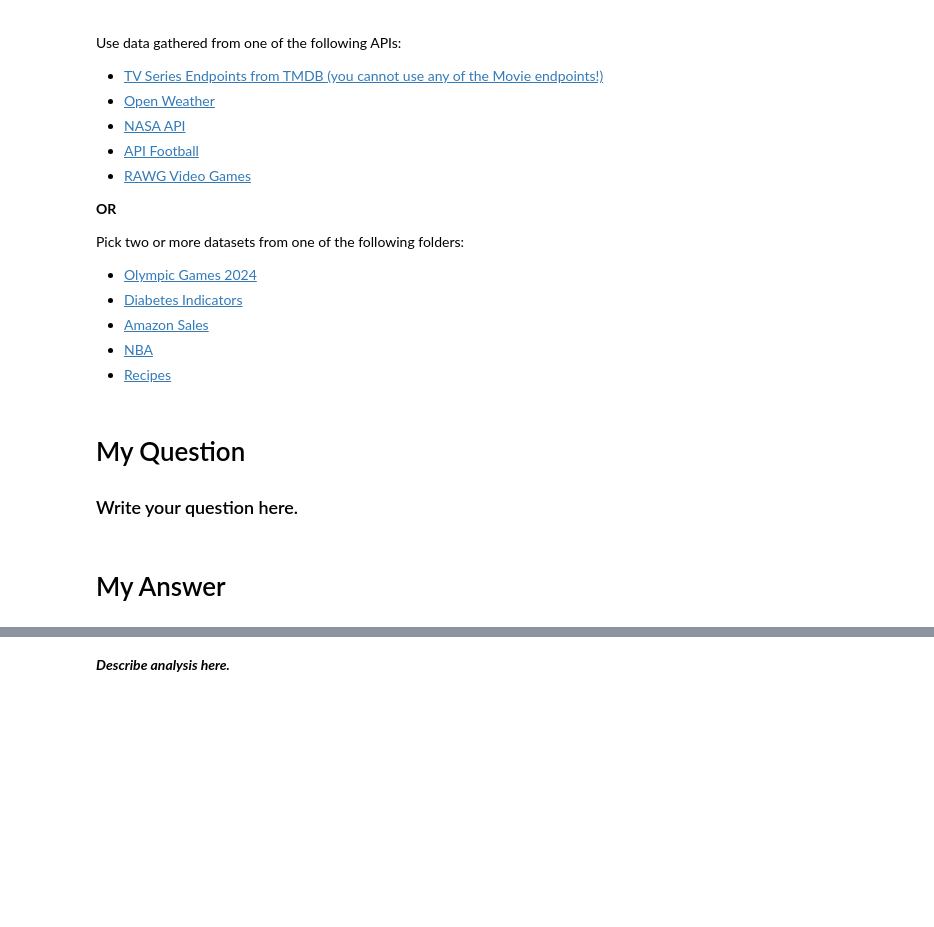
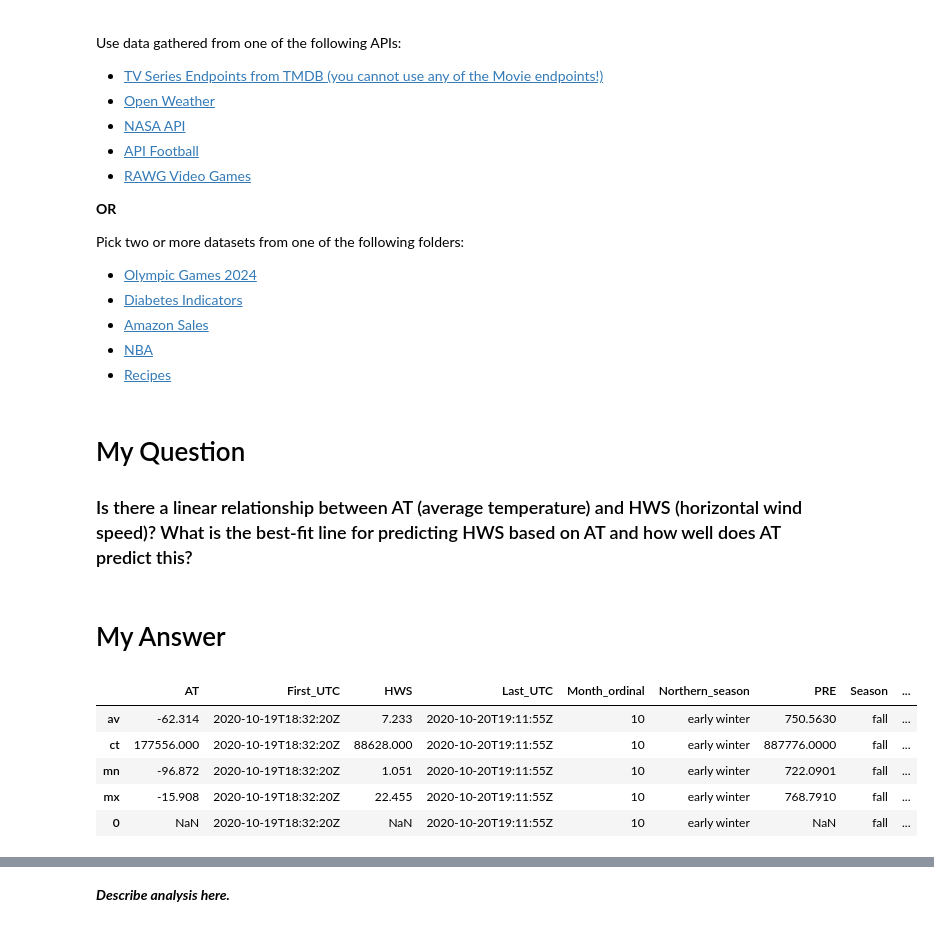
Before and after one commit to applepot437/ai, a Jupyter notebook: sem 1/unit 2 final/Unit+2+-+Final+Project+Template.ipynb, the cells around one changed output, grey strips where cells are left out. Cells and saved outputs as stored; diff of their text form; code cells hidden in the pictures; blank space fills up the shorter version.

Commit message:
AAAAAAAAA IDK WHAT IM DOING
HTRJRGESZAKUJDGSYFXDKUGH

```diff
--- a/sem 1/unit 2 final/Unit+2+-+Final+Project+Template.ipynb
+++ b/sem 1/unit 2 final/Unit+2+-+Final+Project+Template.ipynb
@@ -17,8 +17,30 @@ Pick two or more datasets from one of the following folders:
 - [Recipes](https://drive.google.com/drive/folders/18ybwQLoDTHF8EFfNtx9SxKco9Y4m9Z2I?usp=drive_link)
 # %% [markdown]
 # My Question
-### Write your question here.
+### Is there a linear relationship between AT (average temperature) and HWS (horizontal wind speed)? What is the best-fit line for predicting HWS based on AT and how well does AT predict this?
 # %% [markdown]
 # My Answer
 # %%
-# Alternate between code for analysis and markdown descriptions of your analysis
+import pandas as pd
+import seaborn as sns
+import requests
+import matplotlib.pyplot as plt
+
+url = "https://api.nasa.gov/insight_weather/?api_key=qejz1Rk8y9PaGj8RKrM61LQN0Yr7jkJ8KhWKnszg&feedtype=json&ver=1.0"
+
+headers = {
+    "accept": "application/json",
+    "Authorization": "Bearer eyJhbGciOiJIUzI1NiJ9.eyJhdWQiOiIzZmUzNzFjZmYzMjljNWVlYWY0NjFiNzIxZjU2YWViZSIsIm5iZiI6MTcyNzk3MDQxMS4xNjYxMzcsInN1YiI6IjY2ZmViNzhjYzlhMTBkNDZlYTdjOWJjYyIsInNjb3BlcyI6WyJhcGlfcmVhZCJdLCJ2ZXJzaW9uIjoxfQ.g5gjnFX2qttIeMfovMn4s-LIqid67JCGuSTgp_HvG0E"
+}
+
+response = requests.get(url)
+response = response.json()
+now = pd.DataFrame(response['675'])
+now.head()
+# %% [output]
+|  | AT | First_UTC | HWS | Last_UTC | Month_ordinal | Northern_season | PRE | Season | ... |
+| av | -62.314 | 2020-10-19T18:32:20Z | 7.233 | 2020-10-20T19:11:55Z | 10 | early winter | 750.5630 | fall | ... |
+| ct | 177556.000 | 2020-10-19T18:32:20Z | 88628.000 | 2020-10-20T19:11:55Z | 10 | early winter | 887776.0000 | fall | ... |
+| mn | -96.872 | 2020-10-19T18:32:20Z | 1.051 | 2020-10-20T19:11:55Z | 10 | early winter | 722.0901 | fall | ... |
+| mx | -15.908 | 2020-10-19T18:32:20Z | 22.455 | 2020-10-20T19:11:55Z | 10 | early winter | 768.7910 | fall | ... |
+| 0 | NaN | 2020-10-19T18:32:20Z | NaN | 2020-10-20T19:11:55Z | 10 | early winter | NaN | fall | ... |
```
Also changed, not shown: parts of 8 cells of this notebook, 2 other files.
